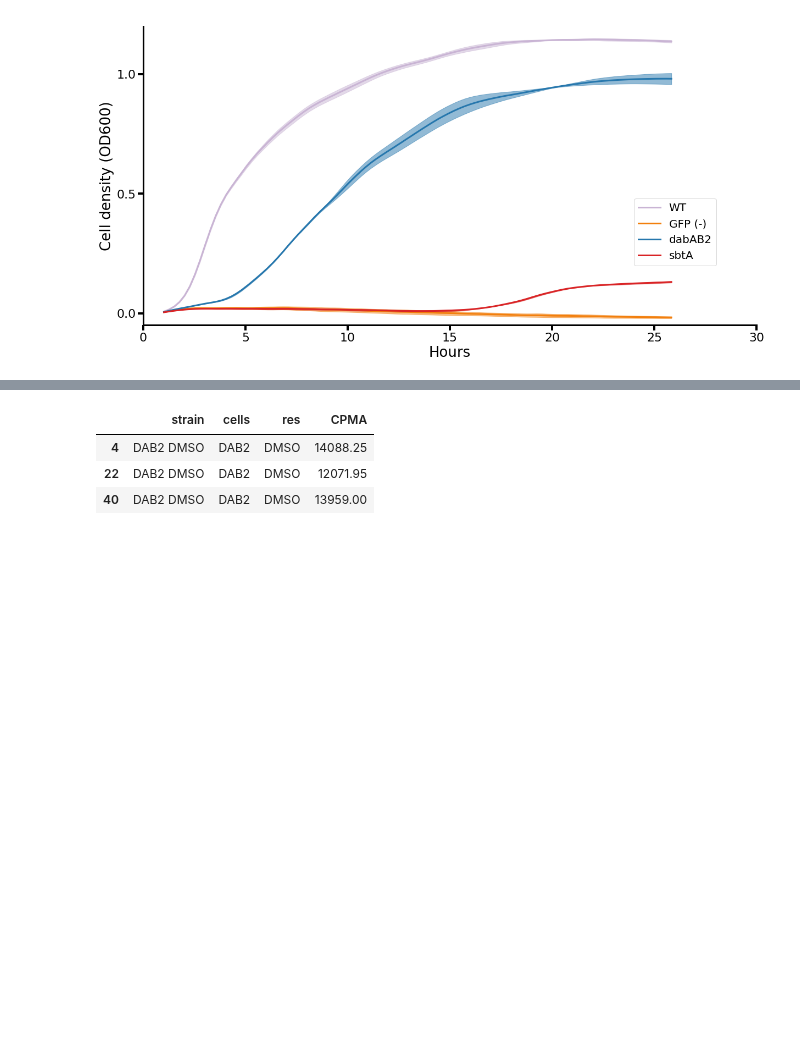
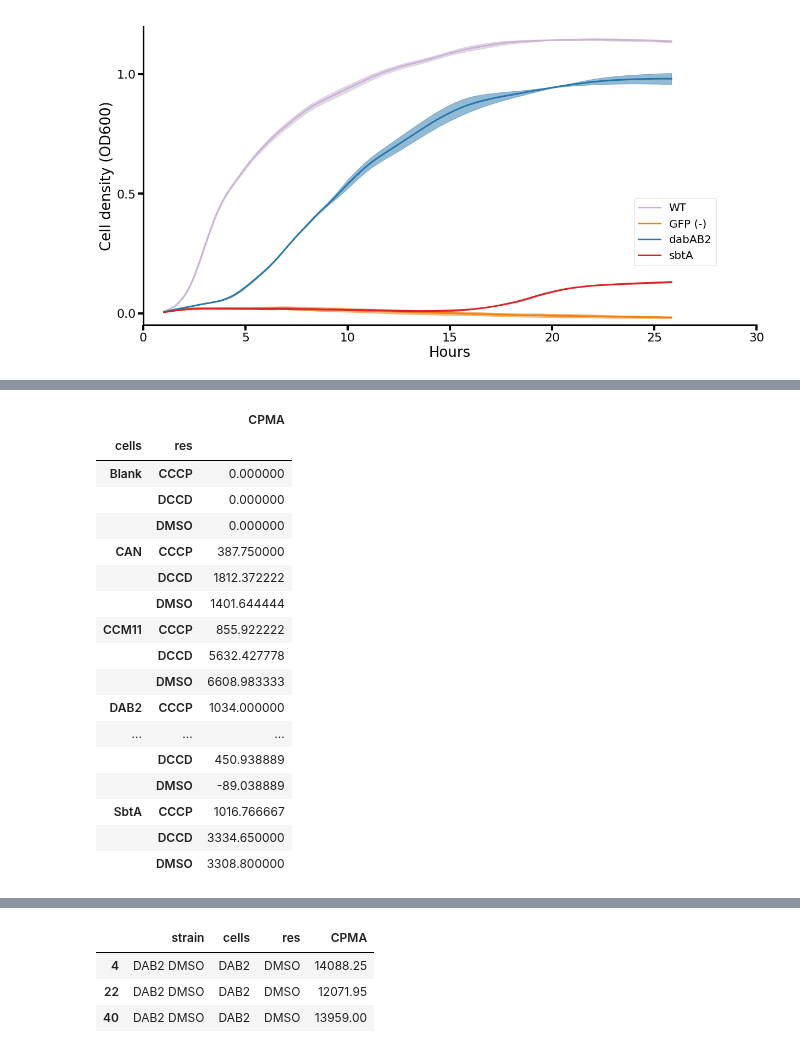
Before and after one commit to jackdesmarais/DabTransporterPaper, a Jupyter notebook: scripts/figure 3 CAFree complementation by DAB.ipynb, the cells around one changed output, grey strips where cells are left out. Saved outputs shown, nothing was run; the diff lists cells and outputs as text; code cells hidden in the pictures; blank space fills up the shorter version.

```diff
--- a/scripts/figure 3 CAFree complementation by DAB.ipynb
+++ b/scripts/figure 3 CAFree complementation by DAB.ipynb
@@ -1061,0 +1062,21 @@ plt.show()
+# %%
+display(means)
+# %% [output]
+|  |  | CPMA |
+| cells | res |  |
+| Blank | CCCP | 0.000000 |
+|  | DCCD | 0.000000 |
+|  | DMSO | 0.000000 |
+| CAN | CCCP | 387.750000 |
+|  | DCCD | 1812.372222 |
+|  | DMSO | 1401.644444 |
+| CCM11 | CCCP | 855.922222 |
+|  | DCCD | 5632.427778 |
+|  | DMSO | 6608.983333 |
+| DAB2 | CCCP | 1034.000000 |
+| ... | ... | ... |
+|  | DCCD | 450.938889 |
+|  | DMSO | -89.038889 |
+| SbtA | CCCP | 1016.766667 |
+|  | DCCD | 3334.650000 |
+|  | DMSO | 3308.800000 |
```
Also changed, not shown: parts of 6 cells of this notebook, 1 other file.
